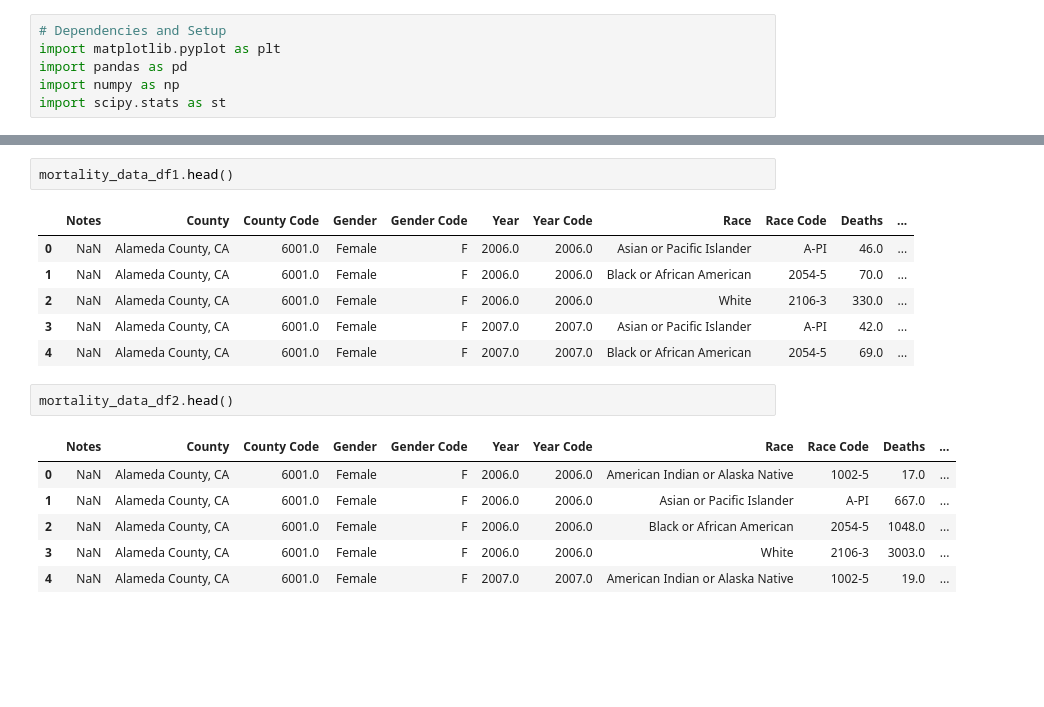
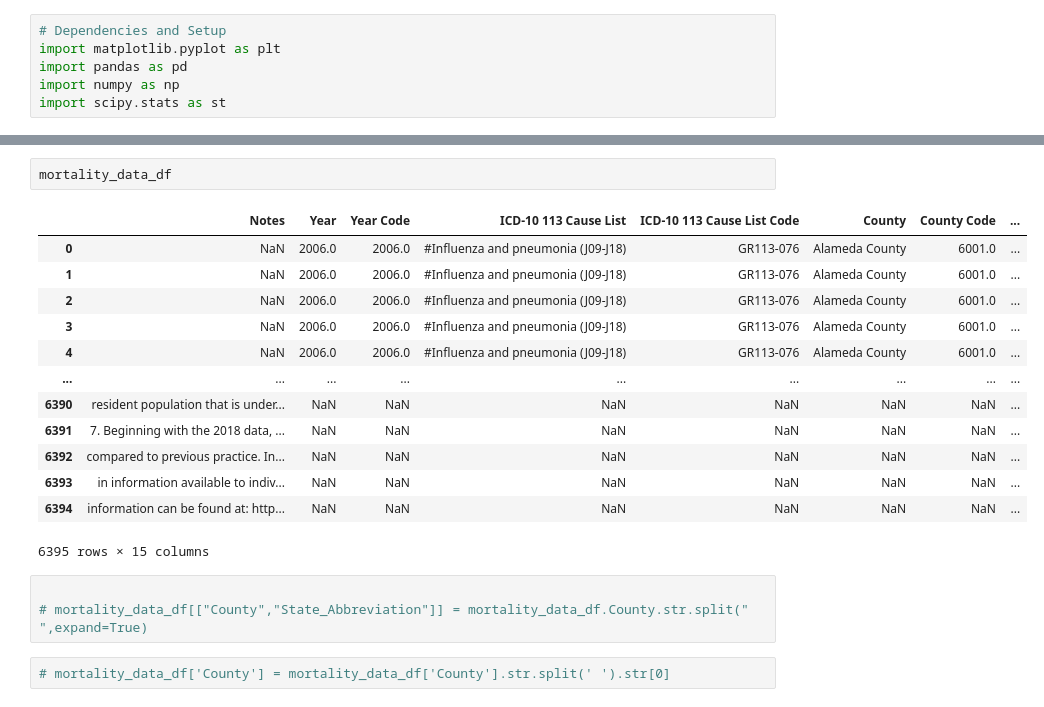
Before and after one commit to dalismo/Project-1, a Jupyter notebook: data_cleaning.ipynb, the cells around one changed output, grey strips where cells are left out. Drawn from its saved outputs; the diff is of its cells as text; blank space fills up the shorter version.

```diff
--- a/data_cleaning.ipynb
+++ b/data_cleaning.ipynb
@@ -22,18 +28,21 @@ pollution_data_df.head()
-# %%
-mortality_data_df1.head()
-# %% [output]
-|  | Notes | County | County Code | Gender | Gender Code | Year | Year Code | Race | Race Code | Deaths | ... |
-| 0 | NaN | Alameda County, CA | 6001.0 | Female | F | 2006.0 | 2006.0 | Asian or Pacific Islander | A-PI | 46.0 | ... |
-| 1 | NaN | Alameda County, CA | 6001.0 | Female | F | 2006.0 | 2006.0 | Black or African American | 2054-5 | 70.0 | ... |
-| 2 | NaN | Alameda County, CA | 6001.0 | Female | F | 2006.0 | 2006.0 | White | 2106-3 | 330.0 | ... |
-| 3 | NaN | Alameda County, CA | 6001.0 | Female | F | 2007.0 | 2007.0 | Asian or Pacific Islander | A-PI | 42.0 | ... |
-| 4 | NaN | Alameda County, CA | 6001.0 | Female | F | 2007.0 | 2007.0 | Black or African American | 2054-5 | 69.0 | ... |
-# %%
-mortality_data_df2.head()
-# %% [output]
-|  | Notes | County | County Code | Gender | Gender Code | Year | Year Code | Race | Race Code | Deaths | ... |
-| 0 | NaN | Alameda County, CA | 6001.0 | Female | F | 2006.0 | 2006.0 | American Indian or Alaska Native | 1002-5 | 17.0 | ... |
-| 1 | NaN | Alameda County, CA | 6001.0 | Female | F | 2006.0 | 2006.0 | Asian or Pacific Islander | A-PI | 667.0 | ... |
-| 2 | NaN | Alameda County, CA | 6001.0 | Female | F | 2006.0 | 2006.0 | Black or African American | 2054-5 | 1048.0 | ... |
-| 3 | NaN | Alameda County, CA | 6001.0 | Female | F | 2006.0 | 2006.0 | White | 2106-3 | 3003.0 | ... |
-| 4 | NaN | Alameda County, CA | 6001.0 | Female | F | 2007.0 | 2007.0 | American Indian or Alaska Native | 1002-5 | 19.0 | ... |
+# %%
+mortality_data_df
+# %% [output]
+|  | Notes | Year | Year Code | ICD-10 113 Cause List | ICD-10 113 Cause List Code | County | County Code | ... |
+| 0 | NaN | 2006.0 | 2006.0 | #Influenza and pneumonia (J09-J18) | GR113-076 | Alameda County | 6001.0 | ... |
+| 1 | NaN | 2006.0 | 2006.0 | #Influenza and pneumonia (J09-J18) | GR113-076 | Alameda County | 6001.0 | ... |
+| 2 | NaN | 2006.0 | 2006.0 | #Influenza and pneumonia (J09-J18) | GR113-076 | Alameda County | 6001.0 | ... |
+| 3 | NaN | 2006.0 | 2006.0 | #Influenza and pneumonia (J09-J18) | GR113-076 | Alameda County | 6001.0 | ... |
+| 4 | NaN | 2006.0 | 2006.0 | #Influenza and pneumonia (J09-J18) | GR113-076 | Alameda County | 6001.0 | ... |
+| ... | ... | ... | ... | ... | ... | ... | ... | ... |
+| 6390 | resident population that is under... | NaN | NaN | NaN | NaN | NaN | NaN | ... |
+| 6391 | 7. Beginning with the 2018 data, ... | NaN | NaN | NaN | NaN | NaN | NaN | ... |
+| 6392 | compared to previous practice. In... | NaN | NaN | NaN | NaN | NaN | NaN | ... |
+| 6393 | in information available to indiv... | NaN | NaN | NaN | NaN | NaN | NaN | ... |
+| 6394 | information can be found at: http... | NaN | NaN | NaN | NaN | NaN | NaN | ... |
+6395 rows × 15 columns
+# %%
+
+# mortality_data_df[["County","State_Abbreviation"]] = mortality_data_df.County.str.split(" ",expand=True)
+# %%
+# mortality_data_df['County'] = mortality_data_df['County'].str.split(' ').str[0]
```
Also changed, not shown: parts of 4 cells of this notebook.
